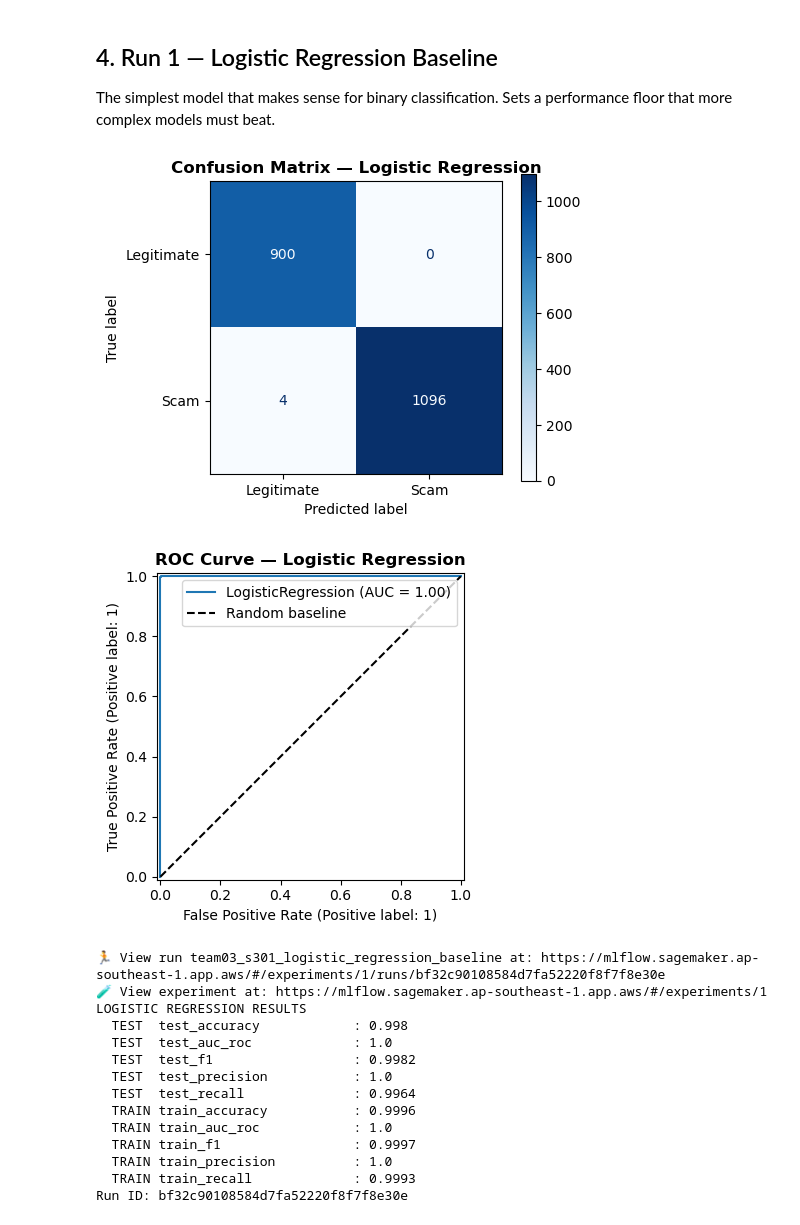
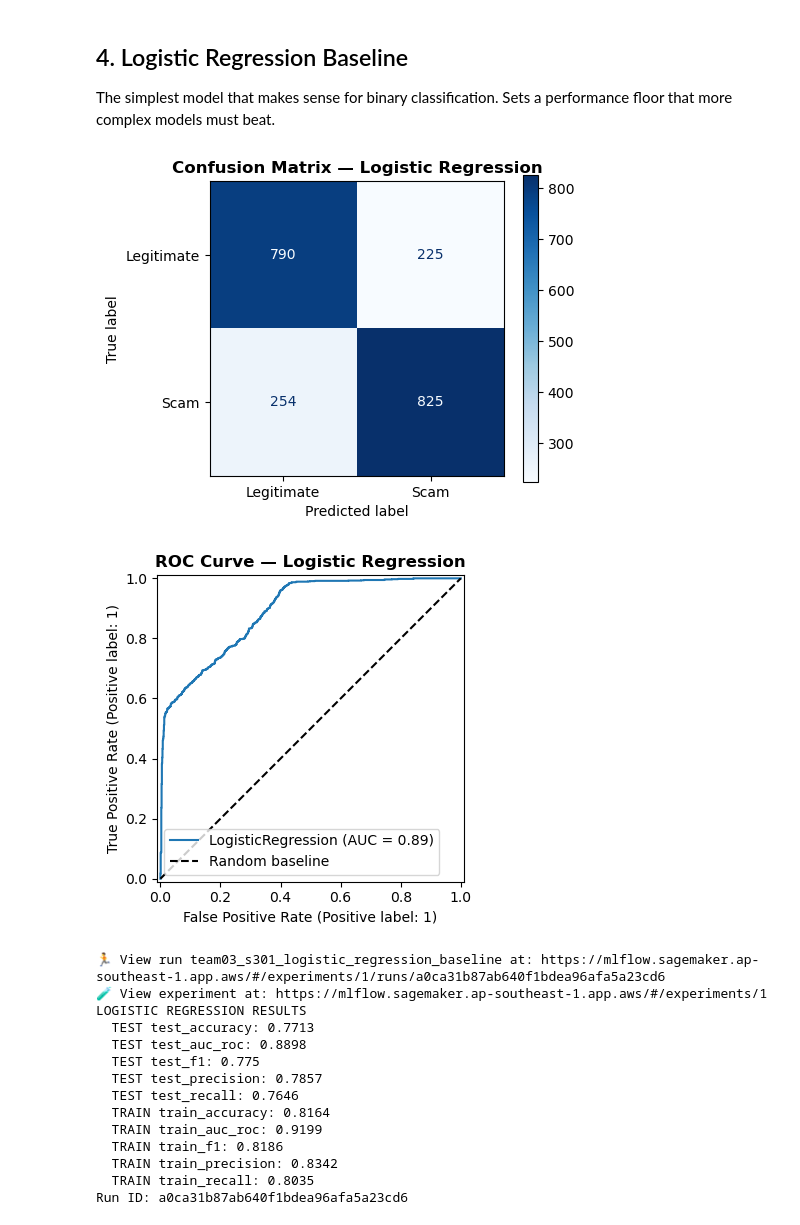
Before and after one commit to evaonghuilin-hub/CryptoScam-AI, a Jupyter notebook: notebooks/02_baseline_experiments_sagemaker_mlflow_app_with_team03.ipynb, the cells around one changed output. Drawn from its saved outputs; the diff is of its cells as text; code cells hidden in the pictures.

```diff
--- a/notebooks/02_baseline_experiments_sagemaker_mlflow_app_with_team03.ipynb
+++ b/notebooks/02_baseline_experiments_sagemaker_mlflow_app_with_team03.ipynb
@@ -318,7 +249,7 @@ import pandas as pd, numpy as np
 import scipy.sparse as sp
 import joblib
 
-SCAM_LABEL = "scam"  # update if the dataset uses a different positive-class label string
+SCAM_LABEL = "scam"
 
 s3 = boto3.client("s3")
 PROCESSED_PREFIX = f"{PREFIX}/processed"
@@ -336,14 +267,14 @@ train_df = load_csv_from_s3(BUCKET, f"{PROCESSED_PREFIX}/train.csv")
 test_df = load_csv_from_s3(BUCKET, f"{PROCESSED_PREFIX}/test.csv")
 vectorizer = load_joblib_from_s3(BUCKET, f"{PROCESSED_PREFIX}/tfidf_vectorizer.joblib")
 
-print(f"Loaded processed data from s3://{BUCKET}/{PROCESSED_PREFIX}/ (produced by Notebook 01)")
+print(f"Loaded processed data from s3://{BUCKET}/{PROCESSED_PREFIX}/")
 
 engineered_cols = [
     "urgency_keyword_count", "guaranteed_return_keyword_count", "countdown_phrase_count",
-    "exclamation_count", "urgency_score", "has_wallet_address", "wallet_address_count",
+    "exclamation_count", "urgency_score", "has_wallet_address",
     "has_url", "url_count", "has_email", "has_phone_number", "payment_keyword_count",
-    "off_platform_keyword_count", "credential_keyword_count", "message_length",
-    "capital_letter_ratio", "has_numeric_content", "digit_count",
+    "off_platform_keyword_count", "credential_keyword_count",
+    "capital_letter_ratio", "has_numeric_content",
 ]
 
 X_train_tfidf = vectorizer.transform(train_df["clean_text"])
@@ -352,15 +283,11 @@ X_test_tfidf = vectorizer.transform(test_df["clean_text"])
 X_train = sp.hstack([X_train_tfidf, train_df[engineered_cols].values]).tocsr()
 X_test = sp.hstack([X_test_tfidf, test_df[engineered_cols].values]).tocsr()
 
-# Feature names for plots below (X_train is a sparse matrix, not a DataFrame,
-# so there is no `.columns` the way the tutor's tabular version had).
 FEATURE_NAMES = list(vectorizer.get_feature_names_out()) + engineered_cols
 
-# Binarise labels (1 = scam), matching the tutor's own Notebook 01 target binarisation.
 y_train = (train_df["label"] == SCAM_LABEL).astype(int)
 y_test = (test_df["label"] == SCAM_LABEL).astype(int)
 
 print(f'Train: {X_train.shape[0]} rows, {X_train.shape[1]} features')
-print(f'Test : {X_test.shape[0]}  rows')
-print(f'Scam rate — train: {y_train.mean():.1%} | test: {y_test.mean():.1%}')
+print(f'Test: {X_test.shape[0]} rows')
 # %% [output]
@@ -439,51 +361,52 @@ Helper functions ready.
 # %% [markdown]
-## 4. Run 1 — Logistic Regression Baseline
+## 4. Logistic Regression Baseline
 
 The simplest model that makes sense for binary classification. Sets a performance floor that more complex models must beat.
 # %%
 from sklearn.linear_model import LogisticRegression
+from sklearn.model_selection import StratifiedKFold, cross_val_score
+
 
 run_name = f"{TEAM_ID}_{STUDENT_ID}_logistic_regression_baseline"
 
-# ADAPTED: class_weight='balanced' added (kept from this project's previous baseline
-# notebook) since the scam dataset is imbalanced -- the proposal prioritises recall.
-LR_PARAMS = {'C':1.0, 'max_iter':1000, 'solver':'lbfgs', 'class_weight':'balanced', 'random_state':RANDOM_STATE}
+LR_PARAMS = {'C':1.0, 'max_iter':1000, 'solver':'lbfgs', 'random_state':RANDOM_STATE}
 
 with mlflow.start_run(run_name=run_name) as run:
 
     mlflow.set_tags(COMMON_TAGS)
 
     mlflow.log_params({**LR_PARAMS, 'model_type':'LogisticRegression',
                        'n_features':X_train.shape[1], 'train_size':X_train.shape[0]})
 
     lr = LogisticRegression(**LR_PARAMS)
     lr.fit(X_train, y_train)
 
     metrics = evaluate_model(lr, X_train, y_train, X_test, y_test)
     mlflow.log_metrics(metrics)
     log_confusion_matrix(lr, X_test, y_test, 'Logistic Regression')
     log_roc_curve(lr, X_test, y_test, 'Logistic Regression')
     mlflow.sklearn.log_model(lr, name ='model')
     LR_RUN_ID = run.info.run_id
 
 print('LOGISTIC REGRESSION RESULTS')
-for k,v in sorted(metrics.items()):
-    print(f'  {"TRAIN" if k.startswith("train") else "TEST "} {k:<25}: {v}')
+for k, v in sorted(metrics.items()):
+    split = 'TRAIN' if k.startswith('train') else 'TEST'
+    print(f'  {split} {k}: {v}')
 print(f'Run ID: {LR_RUN_ID}')
 # %% [output]
-[figure, old version]
+[figure, new version]
-[figure, old version]
+[figure, new version]
-🏃 View run team03_s301_logistic_regression_baseline at: https://mlflow.sagemaker.ap-southeast-1.app.aws/#/experiments/1/runs/bf32c90108584d7fa52220f8f7f8e30e
+🏃 View run team03_s301_logistic_regression_baseline at: https://mlflow.sagemaker.ap-southeast-1.app.aws/#/experiments/1/runs/a0ca31b87ab640f1bdea96afa5a23cd6
 🧪 View experiment at: https://mlflow.sagemaker.ap-southeast-1.app.aws/#/experiments/1
 LOGISTIC REGRESSION RESULTS
-  TEST  test_accuracy            : 0.998
-  TEST  test_auc_roc             : 1.0
-  TEST  test_f1                  : 0.9982
-  TEST  test_precision           : 1.0
-  TEST  test_recall              : 0.9964
-  TRAIN train_accuracy           : 0.9996
-  TRAIN train_auc_roc            : 1.0
-  TRAIN train_f1                 : 0.9997
-  TRAIN train_precision          : 1.0
-  TRAIN train_recall             : 0.9993
-Run ID: bf32c90108584d7fa52220f8f7f8e30e
+  TEST test_accuracy: 0.7713
+  TEST test_auc_roc: 0.8898
+  TEST test_f1: 0.775
+  TEST test_precision: 0.7857
+  TEST test_recall: 0.7646
+  TRAIN train_accuracy: 0.8164
+  TRAIN train_auc_roc: 0.9199
+  TRAIN train_f1: 0.8186
+  TRAIN train_precision: 0.8342
+  TRAIN train_recall: 0.8035
+Run ID: a0ca31b87ab640f1bdea96afa5a23cd6
```
Also changed, not shown: parts of 34 cells of this notebook, 17 other files.
